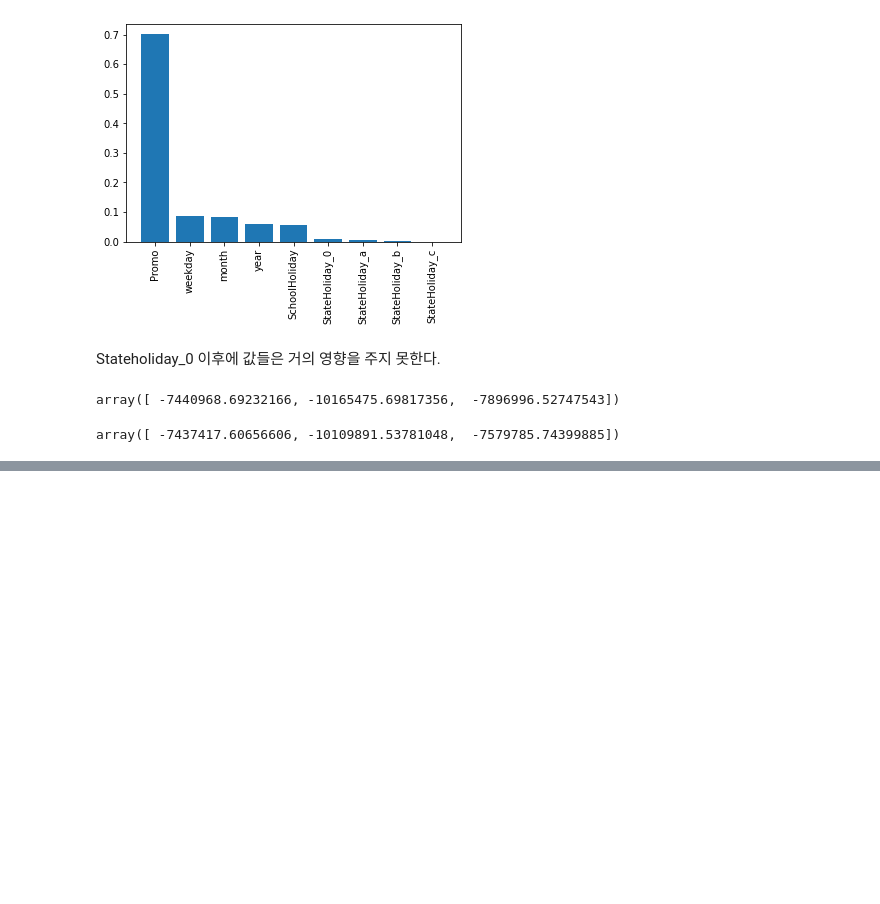
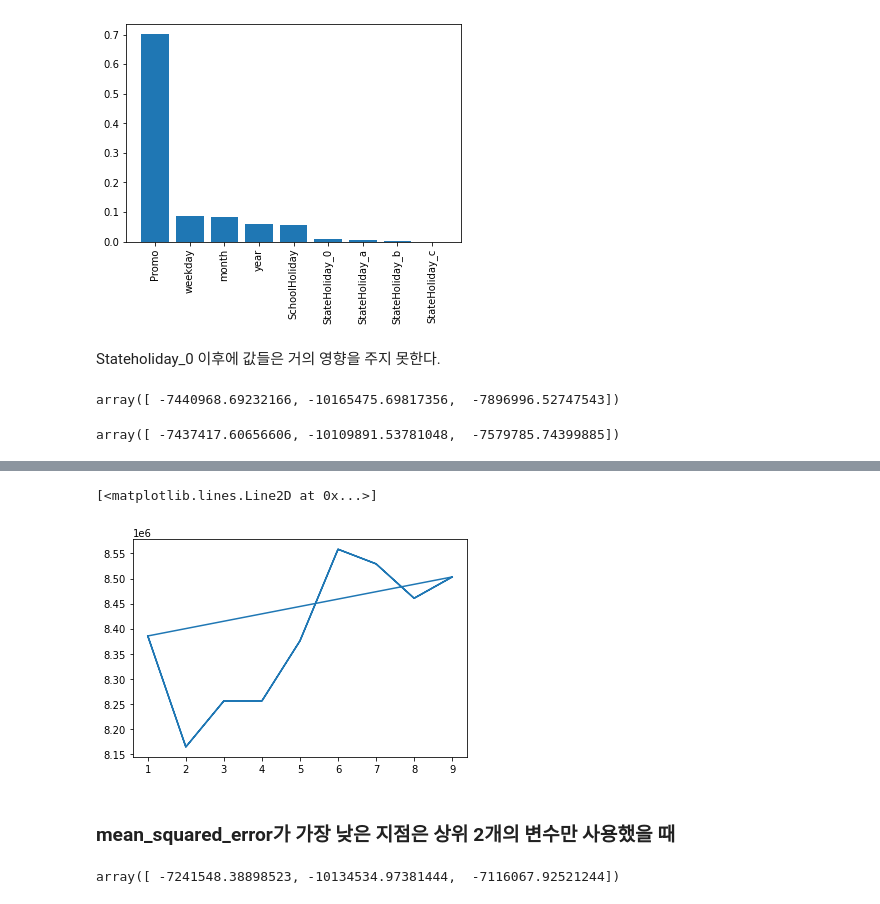
Before and after one commit to Jeong-Bin/DA-PROJECT, a Jupyter notebook: PROJECT_2 ML을 활용한 rossman 데이터 분석 + kaggle 제출.ipynb, the cells around one changed output, grey strips where cells are left out. Saved outputs shown, nothing was run; the diff lists cells and outputs as text; code cells hidden in the pictures; blank space fills up the shorter version.

```diff
--- a/PROJECT_2 ML을 활용한 rossman 데이터 분석 + kaggle 제출.ipynb
+++ b/PROJECT_2 ML을 활용한 rossman 데이터 분석 + kaggle 제출.ipynb
@@ -194,0 +199,15 @@ array([ -7437417.60656606, -10109891.53781048,  -7579785.74399885])
+# %%
+score_list = []
+selected_varnum = []
+# %%
+for i in range(1,10):
+    selected_var = imp_df['var'].iloc[:i].to_list()
+    scores = cross_val_score(xgb,
+                             train[selected_var],
+                             train['Sales'],
+                             scoring='neg_mean_squared_error', cv=3)
+
+    score_list.append(-np.mean(scores)) # 각 라운드를 진행했을 때 cross_val_score의 평균은 얼마인가?
+                                        # 위에는 neg(네거티브)를 사용했기 때문에 한 번 더 - 를 붙여 양수로 만든다.
+    selected_varnum.append(i)  # 몇개의 변수를 선택하나?
+    print(i) # 프린트는 진행도를 보기 위해 적은 것
@@ -194,0 +224,13 @@ array([ -7437417.60656606, -10109891.53781048,  -7579785.74399885])
+# %%
+# 시각화
+plt.plot(selected_varnum, score_list)
+# %% [output]
+[<matplotlib.lines.Line2D at 0x...>]
+[figure, added]
+# %% [markdown]
+### mean_squared_error가 가장 낮은 지점은 상위 2개의 변수만 사용했을 때
+# %%
+# 상위 2개만 사용
+cross_val_score(xgb, train[['Promo', 'weekday']], train['Sales'], scoring='neg_mean_squared_error', cv=3)
+# %% [output]
+array([ -7241548.38898523, -10134534.97381444,  -7116067.92521244])
```
Also changed, not shown: parts of 7 cells of this notebook.
